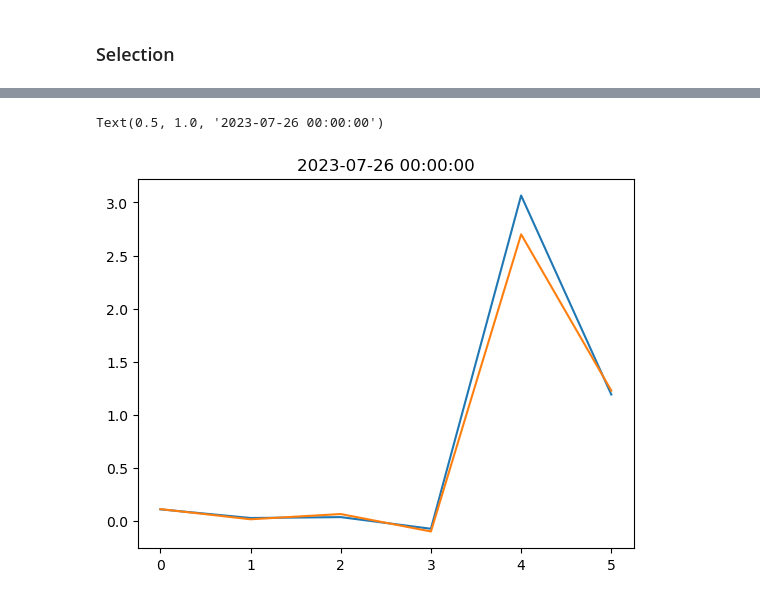
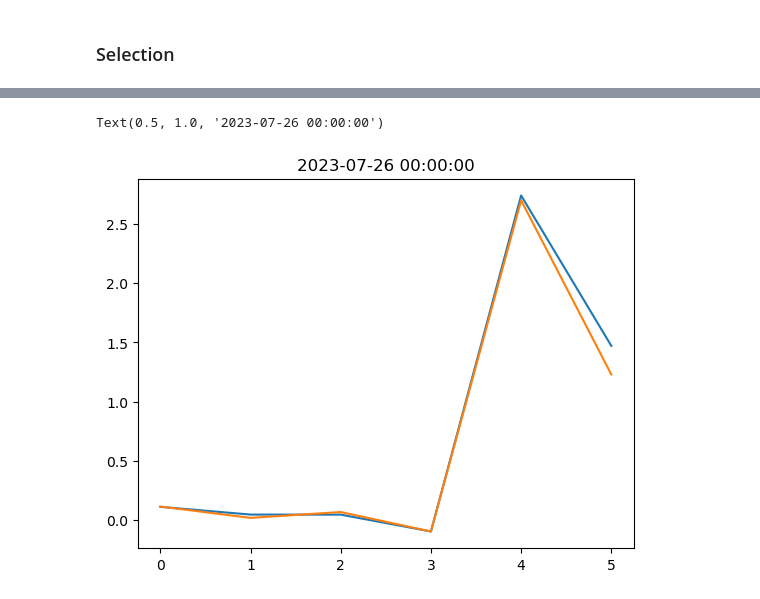
Before and after one commit to araujogab/Genetic-Algorithm, a Jupyter notebook: Svensson - v4.ipynb, the cells around one changed output, grey strips where cells are left out. Cells and saved outputs as stored; diff of their text form; code cells hidden in the pictures.

```diff
--- a/Svensson - v4.ipynb
+++ b/Svensson - v4.ipynb
@@ -119,7 +117,7 @@ var = 0.25           ### variance normal distribution
 
 ### 1 - Initial Values of the results of the estimation of the previous day
 
-ref_date_str = "2023-07-26"
+
 ref_date = datetime.strptime(ref_date_str, "%Y-%m-%d")
 previous_date = cal.offset(ref_date_str,-1)
 previous_parameters = parameters.loc[str(previous_date)][1:]
@@ -131,8 +129,9 @@ beta_previous = beta_star_1.T + e_previous
 
 data_estimada = df.loc[ref_date_str]
 data_estimada=data_estimada.sort_values("Maturity")
-b1 = data_estimada["EXPECTATIVA"][0]/100
-b2 = data_estimada["EXPECTATIVA"][-1]/100 - data_estimada["EXPECTATIVA"][0]/100
+diferencas_absolutas = (data_estimada['Duration'] - 1).abs()
+b1 = data_estimada.iloc[np.argmin(diferencas_absolutas)]["EXPECTATIVA"]/100
+b2 =  data_estimada.iloc[np.argmin(diferencas_absolutas)]["EXPECTATIVA"]/100 - data_estimada["EXPECTATIVA"][-1]/100
 b3 = 0
 b4 = 0
 lbda1 = previous_parameters[4]
@@ -171,10 +170,10 @@ individuals = np.concatenate((beta_previous.T, beta_approx.T), axis=0)
 # %% [markdown]
 ### Selection
 # %%
-df = df.loc[ref_date_str]
+df = data_estimada
 
 alpha = 6
-var = 0.25
+var = 0.5
 pi = 0.35
 ### 40% of the individuals survive
 s = int(0.4 * N)
@@ -183,7 +182,7 @@ cp_days = df["Coupons_days"]
 price = df['PU']
 duration = df["Duration"]
 
-def myval(c):
+def minimization(c):
     nss = (c[0]) + (c[1] * ((1 - np.exp(-mty * c[4])) / (mty * c[4]))) + (c[2] * ((((1 - np.exp(-mty * c[4])) / (mty * c[4]))) - (np.exp(-mty * c[4])))) + (c[3] * ((((1 - np.exp(-mty * c[5])) / (mty * c[5]))) - (np.exp(-mty * c[5]))))
     df["Calculated_Coupon"] = 1000 * ((1 + 0.1) ** (1 / 2) - 1) / (1 + nss) ** (cp_days/ 252)
     df["Calculated_Coupon"] = df["Calculated_Coupon"].apply(sum_duration)
@@ -193,12 +192,12 @@ def myval(c):
     val = np.sum(df['Residual'])
     return val
 
-for interation in range(10):
+for interation in range(5):
 
     values = []
 
     for row in individuals:
-        val = myval(row)
+        val = minimization(row)
         values.append((round(val,1), row))
 
     sol = pd.DataFrame(values, columns=['SC', "Parameters"])
@@ -211,7 +210,8 @@ for interation in range(10):
 
     ### Cross-Over
 
-    selected_rows = selection.iloc[(np.random.beta(1, alpha, 1200) * s)]
+    psi = np.random.uniform(0, 1,N)
+    selected_rows = selection.iloc[(np.random.beta(1, alpha, N) * s)]
     selected_rows.reset_index(drop=True, inplace=True)
     theta_r = selected_rows["Parameters"]
     theta_s = selected_rows["Parameters"]
@@ -220,13 +220,10 @@ for interation in range(10):
 
 
     ### Mutation
-    e = np.random.choice([0, 1], size=(6, 1200), p=[1 - pi, pi])*np.random.normal(0, var, size=(6, 1200))
+    e = np.random.choice([0, 1], size=(6, N), p=[1 - pi, pi])*np.random.normal(0, var, size=(6, N))
     next_gen_list = next_gen.tolist()
     next_gen_array = np.array(next_gen_list)
-        #new_ind = (np.array(next_gen)+np.array(next_gen)*np.array(e_mutation)).flatten()
-        #conditions = [new_ind[0]>0, (new_ind[0]+new_ind[1])>0 , new_ind[4]>0, new_ind[5]>0]
-        #if all(conditions):
-        #new_individuals.append(new_ind.tolist())
+    update(next_gen_array,next_gen_array)
     new_individuals = next_gen_array * e.T+next_gen_array
 
     individuals = new_individuals
@@ -253,9 +250,9 @@ print(dia26_anbima)
 # %%
 rounded_series = selection["Parameters"].apply(lambda lst: [round(x, 1) for x in lst])
 rounded_series[0:99]
-plt.plot(dia27)
-plt.plot(dia27_anbima)
+plt.plot(dia26)
+plt.plot(dia26_anbima)
 plt.title(f'{ref_date}')
 # %% [output]
 Text(0.5, 1.0, '2023-07-26 00:00:00')
-[figure, old version]
+[figure, new version]
```
Also changed, not shown: parts of 7 cells of this notebook.
